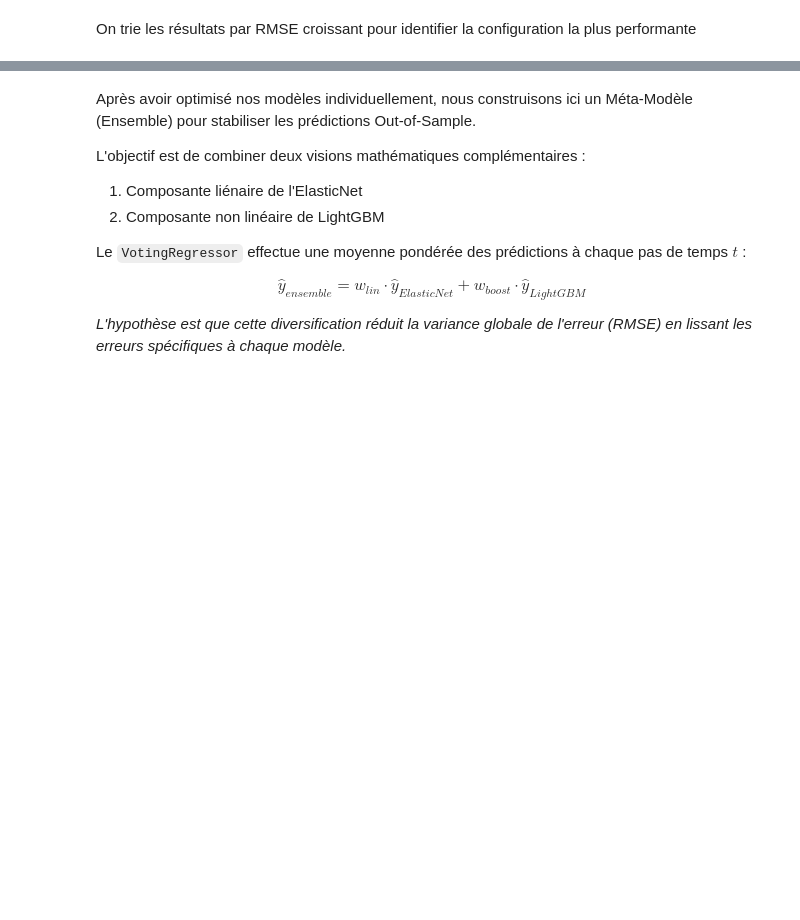
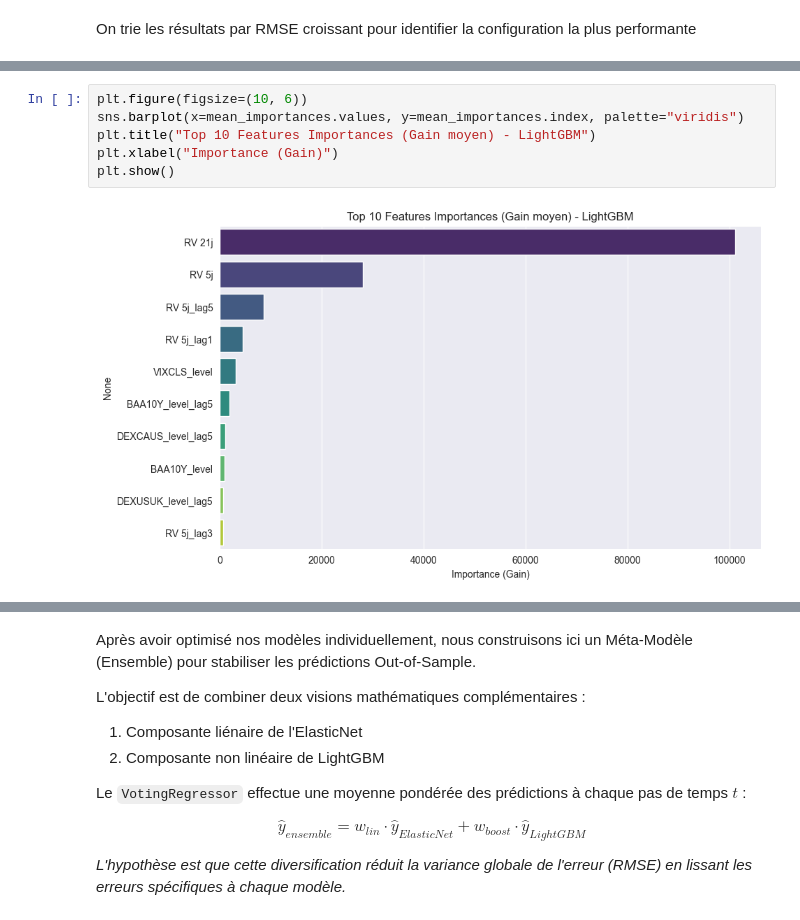
Before and after one commit to AntoninDevalland/Projet_Ml_Momentum, a Jupyter notebook: main_v2.ipynb, the cells around one changed output, grey strips where cells are left out. Drawn from its saved outputs; the diff is of its cells as text; blank space fills up the shorter version.

```diff
--- a/main_v2.ipynb
+++ b/main_v2.ipynb
@@ -1402,0 +1336,8 @@ plt.show()
+# %%
+plt.figure(figsize=(10, 6))
+sns.barplot(x=mean_importances.values, y=mean_importances.index, palette="viridis")
+plt.title("Top 10 Features Importances (Gain moyen) - LightGBM")
+plt.xlabel("Importance (Gain)")
+plt.show()
+# %% [output]
+[figure, added]
```
Also changed, not shown: parts of 32 cells of this notebook.
